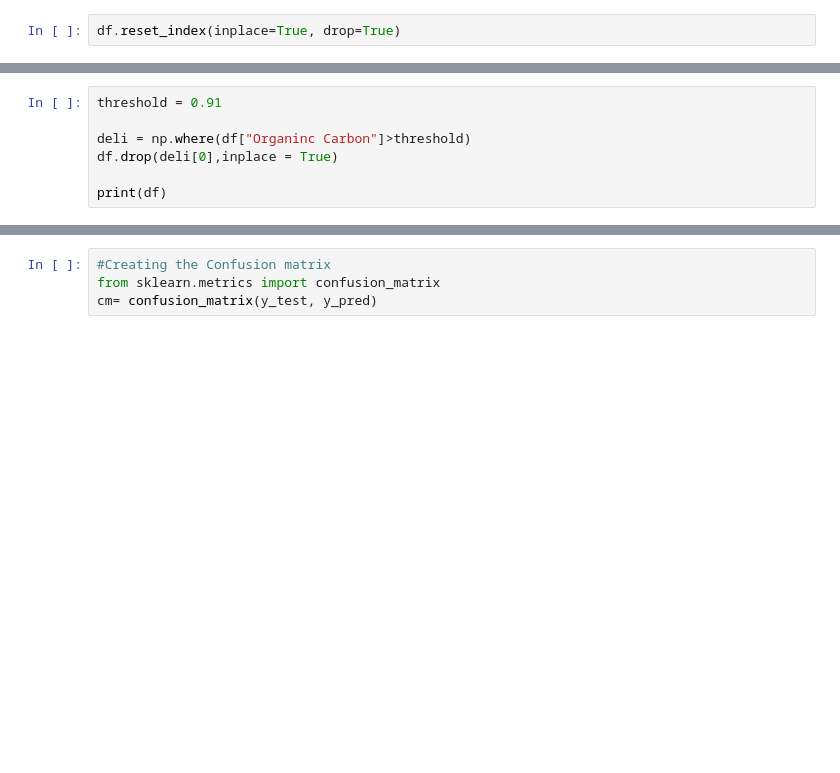
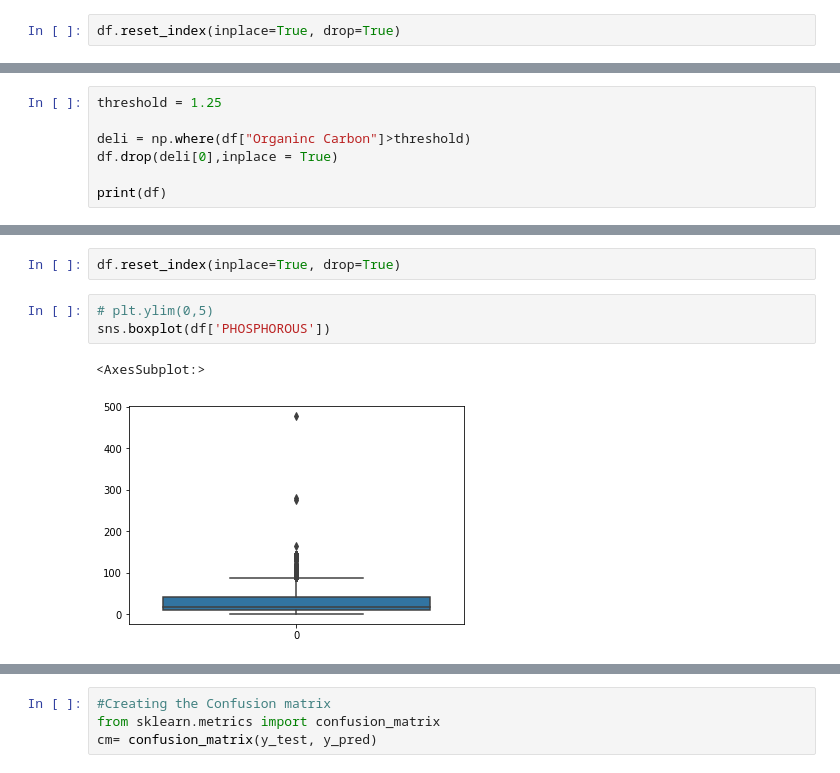
Before and after one commit to vedant218/soilfertility, a Jupyter notebook: MPR FINAL1.ipynb, the cells around one changed output, grey strips where cells are left out. Saved outputs shown, nothing was run; the diff lists cells and outputs as text; blank space fills up the shorter version.

```diff
--- a/MPR FINAL1.ipynb
+++ b/MPR FINAL1.ipynb
@@ -39,5 +63,5 @@ df.reset_index(inplace=True, drop=True)
 # %%
-threshold = 0.91
+threshold = 1.25
 
 deli = np.where(df["Organinc Carbon"]>threshold)
 df.drop(deli[0],inplace = True)
@@ -46,2 +88,10 @@ print(df)
+# %%
+df.reset_index(inplace=True, drop=True)
+# %%
+# plt.ylim(0,5)
+sns.boxplot(df['PHOSPHOROUS'])
+# %% [output]
+<AxesSubplot:>
+[figure, added]
 # %%
 df.reset_index(inplace=True, drop=True)
```
Also changed, not shown: parts of 40 cells of this notebook.
